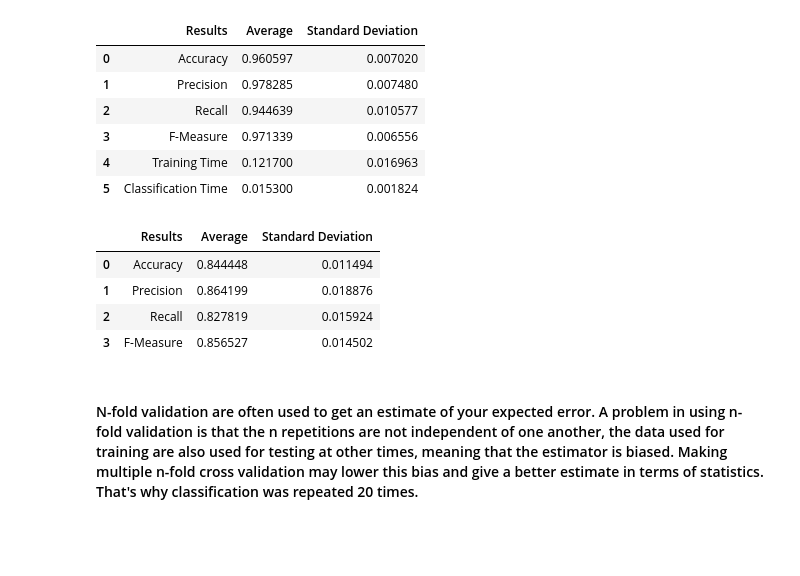
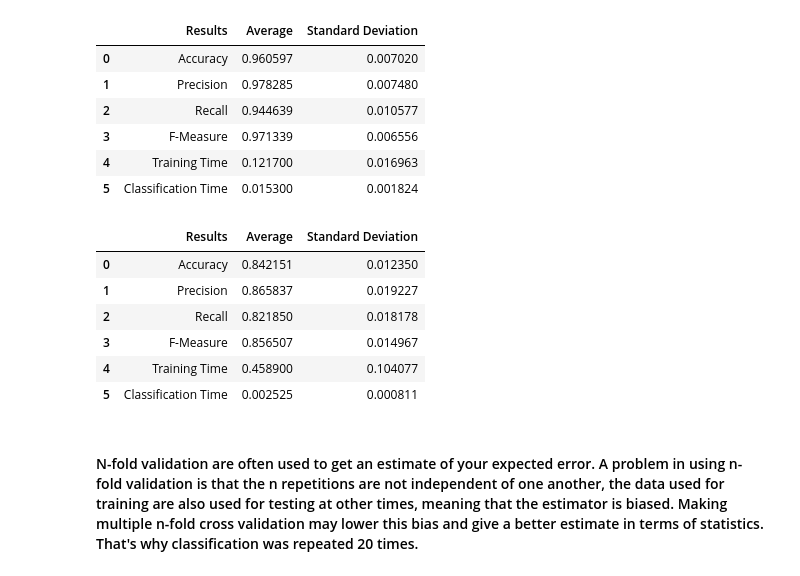
Before and after one commit to SyedaNoorJahaAzim/ECE-657A, a Jupyter notebook: Assignment 2/Assg 2-2.ipynb, the cells around one changed output. Saved outputs shown, nothing was run; the diff lists cells and outputs as text; code cells hidden in the pictures; blank space fills up the shorter version.

```diff
--- a/Assignment 2/Assg 2-2.ipynb
+++ b/Assignment 2/Assg 2-2.ipynb
@@ -460,40 +460,42 @@ acc_mlpc_exp = list()
 pre_mlpc_exp = list()
 recall_mlpc_exp = list()
 fbeta_mlpc_exp = list()
 training_time = list()
 clf_time = list()
 ratio = [0.4,0.5,0.6,0.7]
 for j in ratio:
     for i in range(20):
         X_train, X_test, y_train, y_test = train_test_split(X, y, test_size=j)
 
         t0=time.time()
         mlpc_exp.fit(X_train, y_train)
         training_time.append(round(time.time()-t0, 3))
 
         t1=time.time()
         y_pred = mlpc_exp.predict(X_test)
         clf_time.append(round(time.time()-t1, 3))
 
         acc_mlpc_exp.append(metrics.accuracy_score(y_test,y_pred))
         pre_mlpc_exp.append(precision_score(y_test,y_pred))
         recall_mlpc_exp.append(recall_score(y_test,y_pred))
         fbeta_mlpc_exp.append(fbeta_score(y_test,y_pred, beta=0.5))
 
 col={'Accuracy': acc_mlpc_exp, 'Precision': pre_mlpc_exp, 'Recall': recall_mlpc_exp, 'F-Measure': fbeta_mlpc_exp, "Training time": training_time, "Classification time": clf_time}
 df = pd.DataFrame(data=col)
-mean = [df['Accuracy'].mean(), df['Precision'].mean(), df['Recall'].mean(), df['F-Measure'].mean()]
-std = [df['Accuracy'].std(), df['Precision'].std(), df['Recall'].std(), df['F-Measure'].std()]
-report = ['Accuracy', 'Precision', 'Recall', 'F-Measure']
+mean = [df['Accuracy'].mean(), df['Precision'].mean(), df['Recall'].mean(), df['F-Measure'].mean(), df['Training time'].mean(), df['Classification time'].mean()]
+std = [df['Accuracy'].std(), df['Precision'].std(), df['Recall'].std(), df['F-Measure'].std(), df['Training time'].std(), df['Classification time'].std()]
+report = ['Accuracy', 'Precision', 'Recall', 'F-Measure', 'Training Time', 'Classification Time']
 cols = {'Results': report, 'Average': mean, 'Standard Deviation': std}
 result = pd.DataFrame(data=cols)
 result
 # %% [output]
 |  | Results | Average | Standard Deviation |
-| 0 | Accuracy | 0.844448 | 0.011494 |
-| 1 | Precision | 0.864199 | 0.018876 |
-| 2 | Recall | 0.827819 | 0.015924 |
-| 3 | F-Measure | 0.856527 | 0.014502 |
+| 0 | Accuracy | 0.842151 | 0.012350 |
+| 1 | Precision | 0.865837 | 0.019227 |
+| 2 | Recall | 0.821850 | 0.018178 |
+| 3 | F-Measure | 0.856507 | 0.014967 |
+| 4 | Training Time | 0.458900 | 0.104077 |
+| 5 | Classification Time | 0.002525 | 0.000811 |
 # %% [markdown]
 #### N-fold validation are often used to get an estimate of your expected error. A problem in using n-fold validation is that the n repetitions are not independent of one another, the data used for training are also used for testing at other times, meaning that the estimator is biased. Making multiple n-fold cross validation may lower this bias and give a better estimate in terms of statistics. That's why classification was repeated 20 times.
 # %% [markdown]
```
